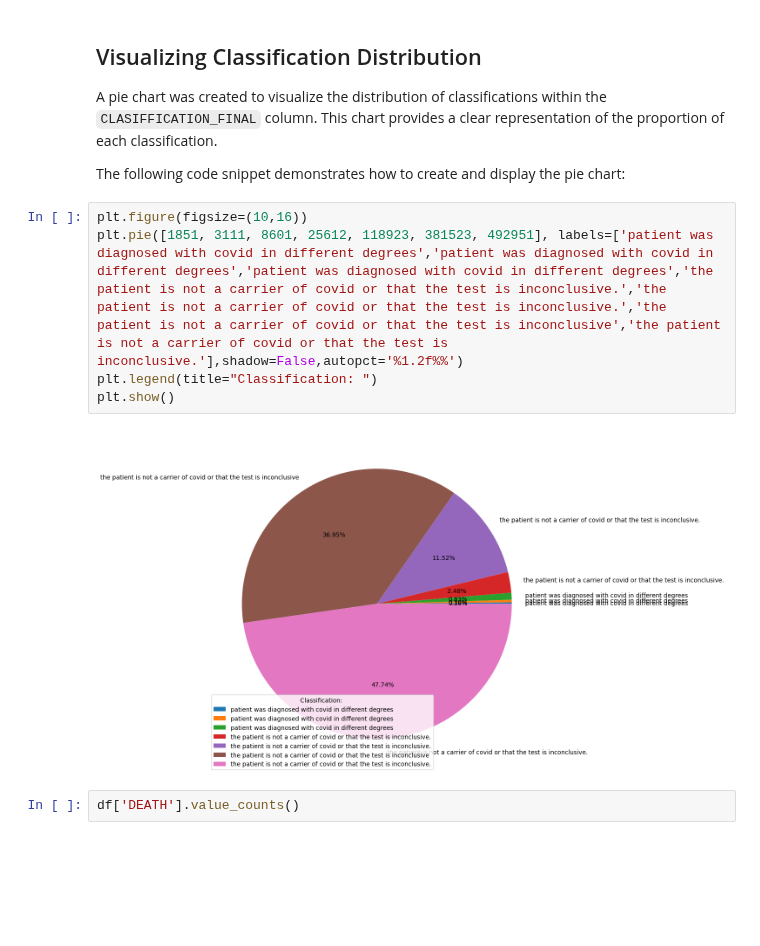
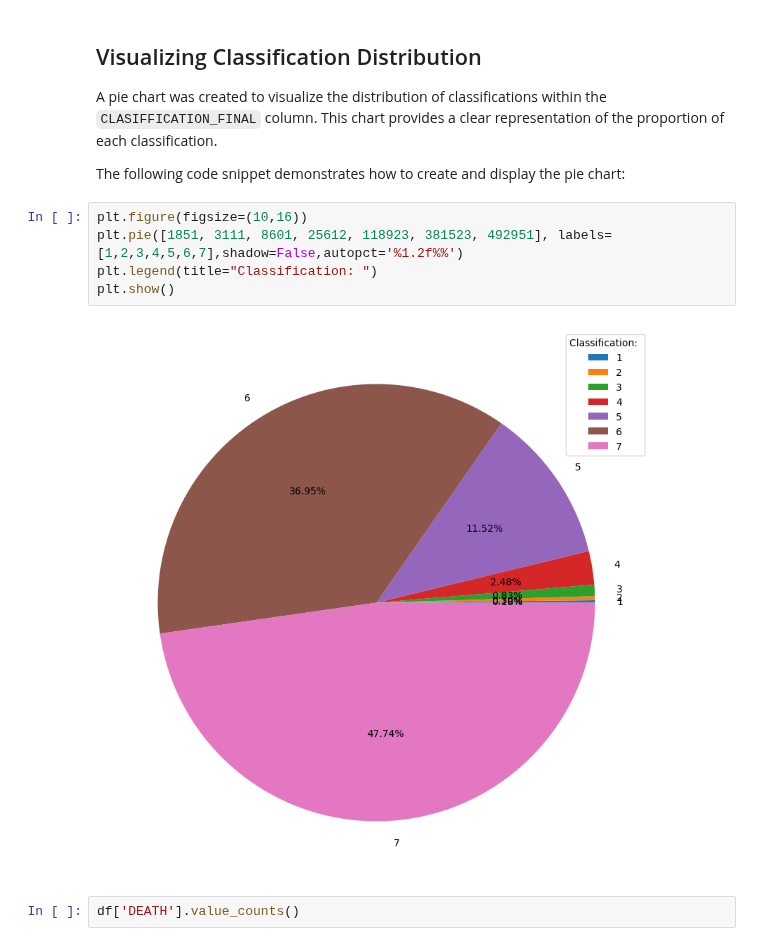
Before and after one commit to AnshSharma16/CovidSurvivalSpan, a Jupyter notebook: covidsurvivalspan.ipynb, the cells around one changed output. Drawn from its saved outputs; the diff is of its cells as text; blank space fills up the shorter version.

Commit message:
Kaggle Notebook | CovidSurvivalSpan | Covid Survival Span

```diff
--- a/covidsurvivalspan.ipynb
+++ b/covidsurvivalspan.ipynb
@@ -513,13 +455,13 @@ For example, when doing 'df[col].method(value, inplace=True)', try using 'df.met
 A pie chart was created to visualize the distribution of classifications within the `CLASIFFICATION_FINAL` column. This chart provides a clear representation of the proportion of each classification.
 
 The following code snippet demonstrates how to create and display the pie chart:
-# %%
-plt.figure(figsize=(10,16))
-plt.pie([1851, 3111, 8601, 25612, 118923, 381523, 492951], labels=['patient was diagnosed with covid in different degrees','patient was diagnosed with covid in different degrees','patient was diagnosed with covid in different degrees','the patient is not a carrier of covid or that the test is inconclusive.','the patient is not a carrier of covid or that the test is inconclusive.','the patient is not a carrier of covid or that the test is inconclusive','the patient is not a carrier of covid or that the test is inconclusive.'],shadow=False,autopct='%1.2f%%')
-plt.legend(title="Classification: ")
-plt.show()
-# %% [output]
-[figure, removed]
+# %%
+plt.figure(figsize=(10,16))
+plt.pie([1851, 3111, 8601, 25612, 118923, 381523, 492951], labels=[1,2,3,4,5,6,7],shadow=False,autopct='%1.2f%%')
+plt.legend(title="Classification: ")
+plt.show()
+# %% [output]
+[figure, added]
 # %%
 df['DEATH'].value_counts()
 # %% [output]
```
Also changed, not shown: parts of 16 cells of this notebook.
